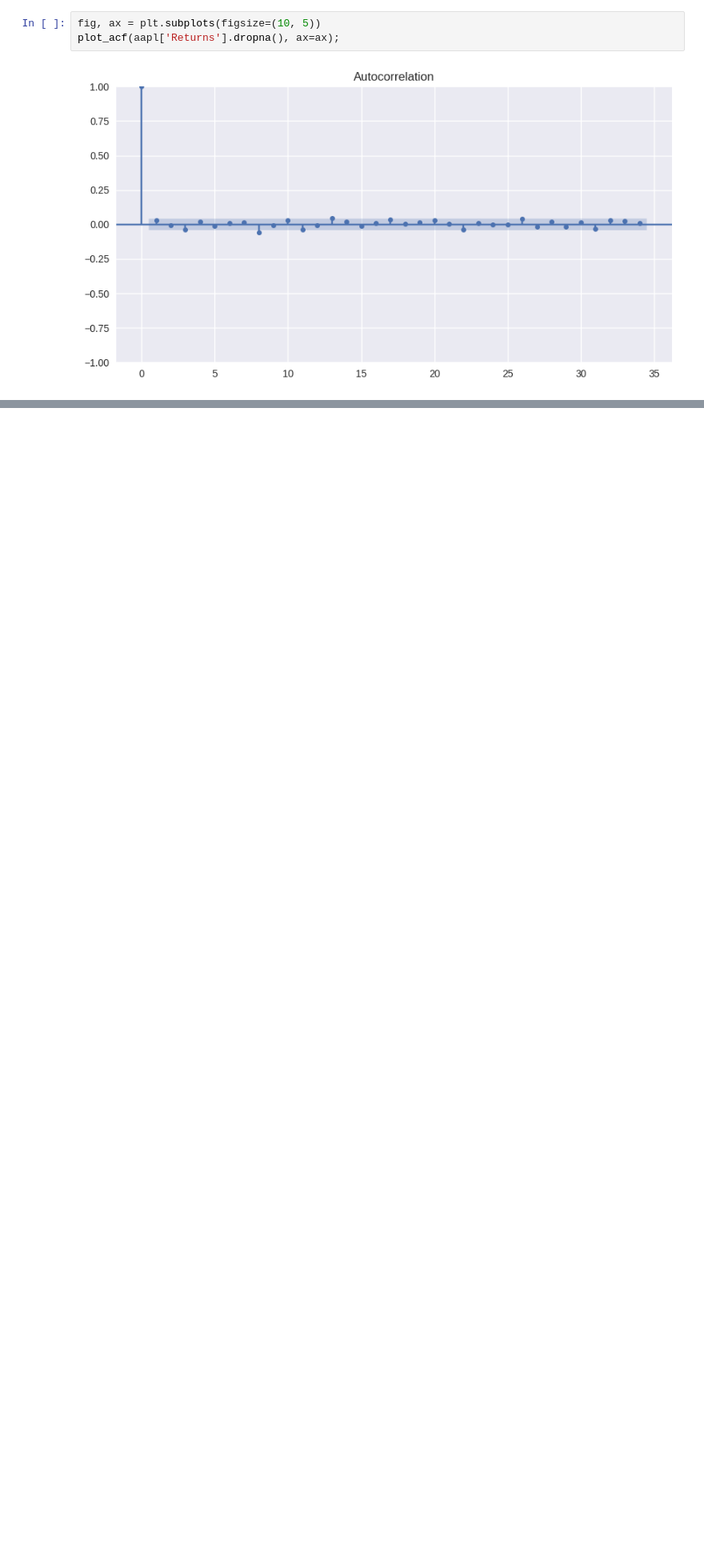
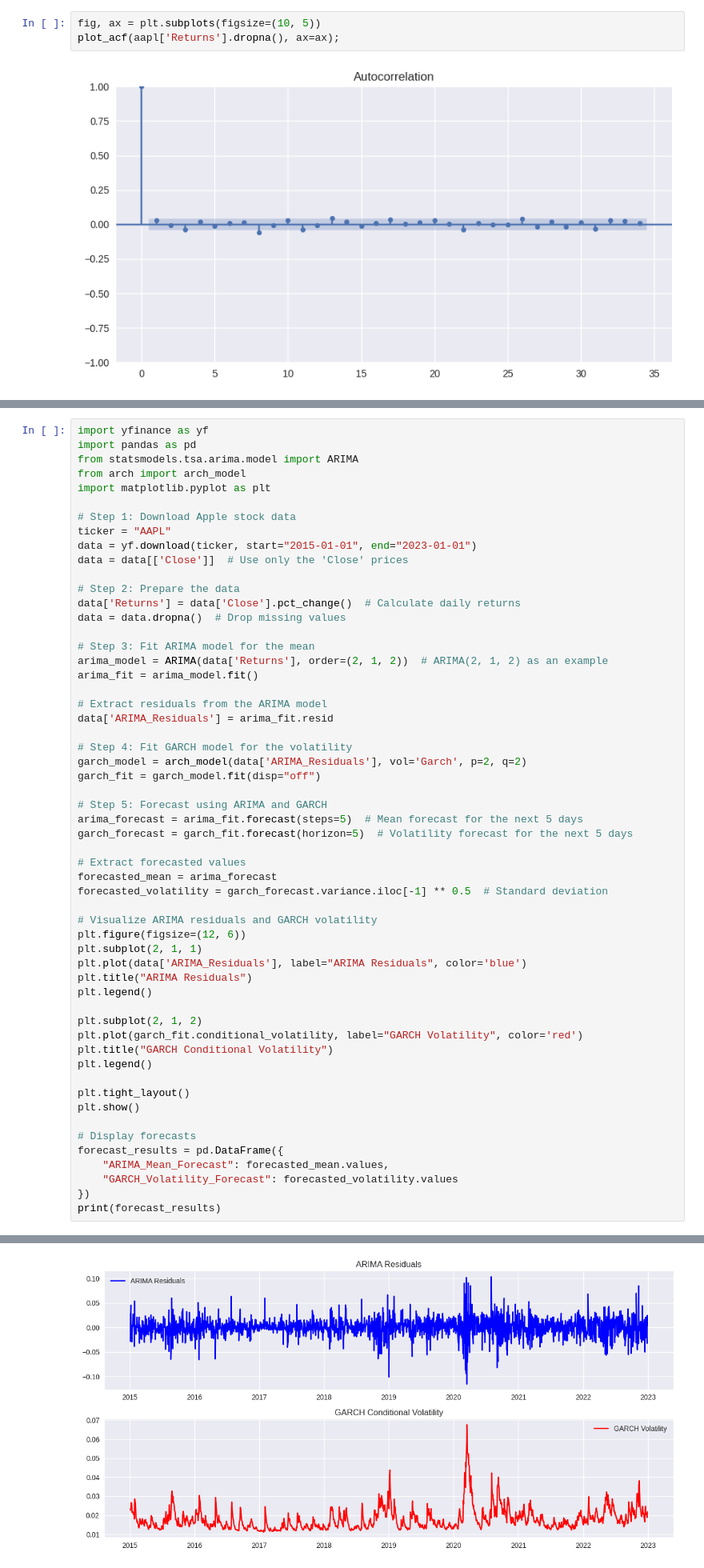
Before and after one commit to yungshun317/pd-algo-trading, a Jupyter notebook: time_series_forecasting.ipynb, the cells around one changed output, grey strips where cells are left out. Shown at 80% size. Drawn from its saved outputs; the diff is of its cells as text; blank space fills up the shorter version.

Commit message:
[FEAT] Implement ARIMA and GARCH

```diff
--- a/time_series_forecasting.ipynb
+++ b/time_series_forecasting.ipynb
@@ -601,0 +631,57 @@ plot_acf(aapl['Returns'].dropna(), ax=ax);
+# %%
+import yfinance as yf
+import pandas as pd
+from statsmodels.tsa.arima.model import ARIMA
+from arch import arch_model
+import matplotlib.pyplot as plt
+
+# Step 1: Download Apple stock data
+ticker = "AAPL"
+data = yf.download(ticker, start="2015-01-01", end="2023-01-01")
+data = data[['Close']]  # Use only the 'Close' prices
+
+# Step 2: Prepare the data
+data['Returns'] = data['Close'].pct_change()  # Calculate daily returns
+data = data.dropna()  # Drop missing values
+
+# Step 3: Fit ARIMA model for the mean
+arima_model = ARIMA(data['Returns'], order=(2, 1, 2))  # ARIMA(2, 1, 2) as an example
+arima_fit = arima_model.fit()
+
+# Extract residuals from the ARIMA model
+data['ARIMA_Residuals'] = arima_fit.resid
+
+# Step 4: Fit GARCH model for the volatility
+garch_model = arch_model(data['ARIMA_Residuals'], vol='Garch', p=2, q=2)
+garch_fit = garch_model.fit(disp="off")
+
+# Step 5: Forecast using ARIMA and GARCH
+arima_forecast = arima_fit.forecast(steps=5)  # Mean forecast for the next 5 days
+garch_forecast = garch_fit.forecast(horizon=5)  # Volatility forecast for the next 5 days
+
+# Extract forecasted values
+forecasted_mean = arima_forecast
+forecasted_volatility = garch_forecast.variance.iloc[-1] ** 0.5  # Standard deviation
+
+# Visualize ARIMA residuals and GARCH volatility
+plt.figure(figsize=(12, 6))
+plt.subplot(2, 1, 1)
+plt.plot(data['ARIMA_Residuals'], label="ARIMA Residuals", color='blue')
+plt.title("ARIMA Residuals")
+plt.legend()
+
+plt.subplot(2, 1, 2)
+plt.plot(garch_fit.conditional_volatility, label="GARCH Volatility", color='red')
+plt.title("GARCH Conditional Volatility")
+plt.legend()
+
+plt.tight_layout()
+plt.show()
+
+# Display forecasts
+forecast_results = pd.DataFrame({
+    "ARIMA_Mean_Forecast": forecasted_mean.values,
+    "GARCH_Volatility_Forecast": forecasted_volatility.values
+})
+print(forecast_results)
+# %% [output]
@@ -601,0 +702 @@ plot_acf(aapl['Returns'].dropna(), ax=ax);
+[figure, added]
```
Also changed, not shown: parts of 10 cells of this notebook.
